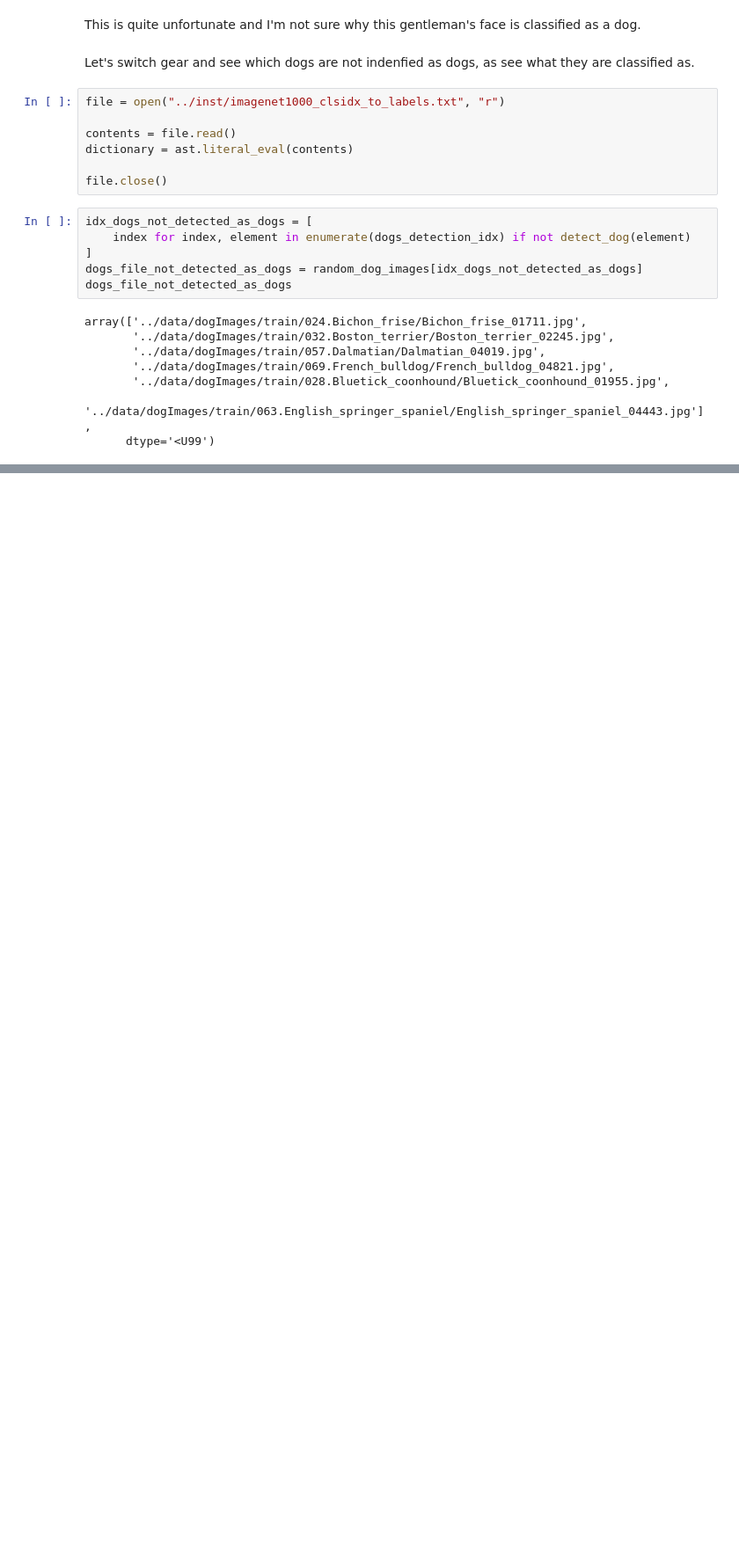
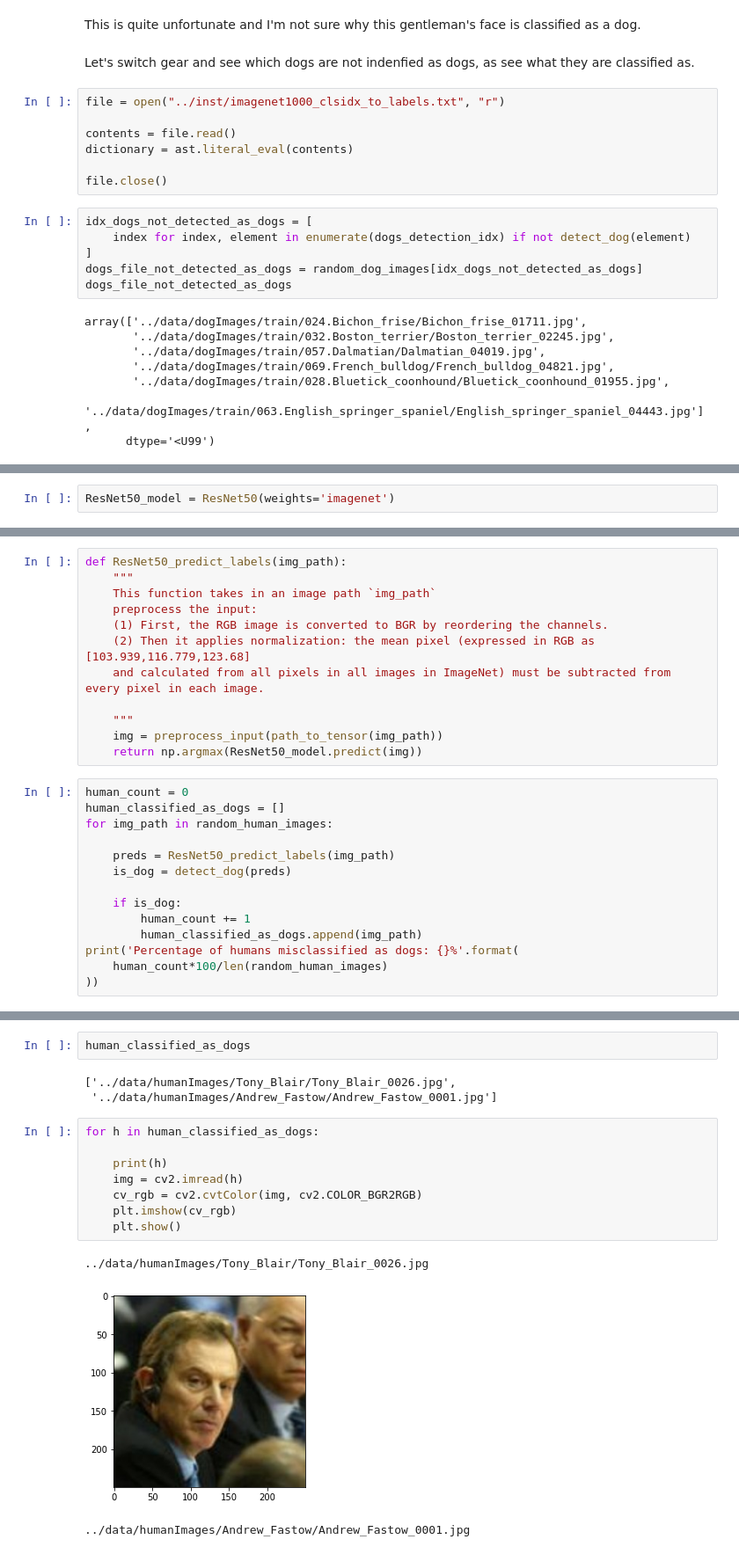
Before and after one commit to hnguyen1174/DogBreedClassifier, a Jupyter notebook: pipeline/1-Exploration.ipynb, the cells around one changed output, grey strips where cells are left out. Shown at 88% size. Cells and saved outputs as stored; diff of their text form; blank space fills up the shorter version.

Commit message:
finish exploration of detecting dog

```diff
--- a/pipeline/1-Exploration.ipynb
+++ b/pipeline/1-Exploration.ipynb
@@ -348,0 +387,2 @@ for i, h in enumerate(dogs_file_not_detected_as_dogs):
+# %%
+ResNet50_model = ResNet50(weights='imagenet')
@@ -348,0 +431,26 @@ for i, h in enumerate(dogs_file_not_detected_as_dogs):
+# %%
+def ResNet50_predict_labels(img_path):
+    """
+    This function takes in an image path `img_path`
+    preprocess the input:
+    (1) First, the RGB image is converted to BGR by reordering the channels.
+    (2) Then it applies normalization: the mean pixel (expressed in RGB as  [103.939,116.779,123.68]
+    and calculated from all pixels in all images in ImageNet) must be subtracted from every pixel in each image.
+
+    """
+    img = preprocess_input(path_to_tensor(img_path))
+    return np.argmax(ResNet50_model.predict(img))
+# %%
+human_count = 0
+human_classified_as_dogs = []
+for img_path in random_human_images:
+
+    preds = ResNet50_predict_labels(img_path)
+    is_dog = detect_dog(preds)
+
+    if is_dog:
+        human_count += 1
+        human_classified_as_dogs.append(img_path)
+print('Percentage of humans misclassified as dogs: {}%'.format(
+    human_count*100/len(random_human_images)
+))
@@ -348,0 +475,17 @@ for i, h in enumerate(dogs_file_not_detected_as_dogs):
+# %%
+human_classified_as_dogs
+# %% [output]
+['../data/humanImages/Tony_Blair/Tony_Blair_0026.jpg',
+ '../data/humanImages/Andrew_Fastow/Andrew_Fastow_0001.jpg']
+# %%
+for h in human_classified_as_dogs:
+
+    print(h)
+    img = cv2.imread(h)
+    cv_rgb = cv2.cvtColor(img, cv2.COLOR_BGR2RGB)
+    plt.imshow(cv_rgb)
+    plt.show()
+# %% [output]
+../data/humanImages/Tony_Blair/Tony_Blair_0026.jpg
+[figure, added]
+../data/humanImages/Andrew_Fastow/Andrew_Fastow_0001.jpg
```
Also changed, not shown: parts of 13 cells of this notebook.
